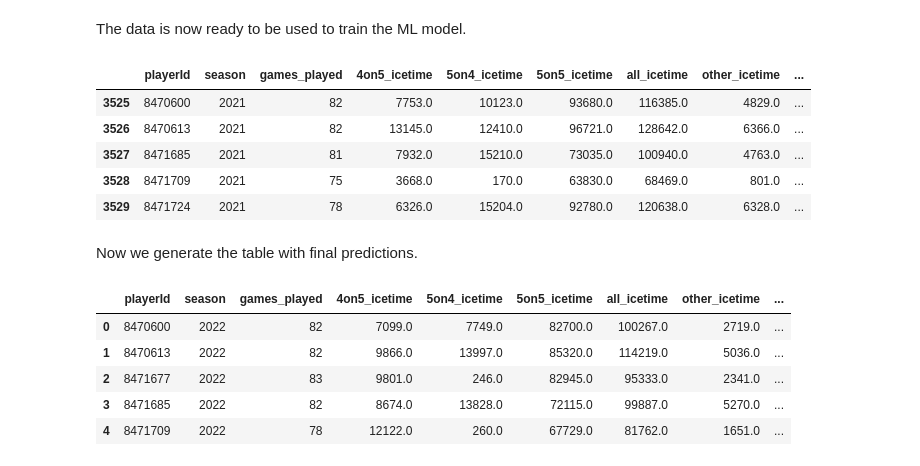
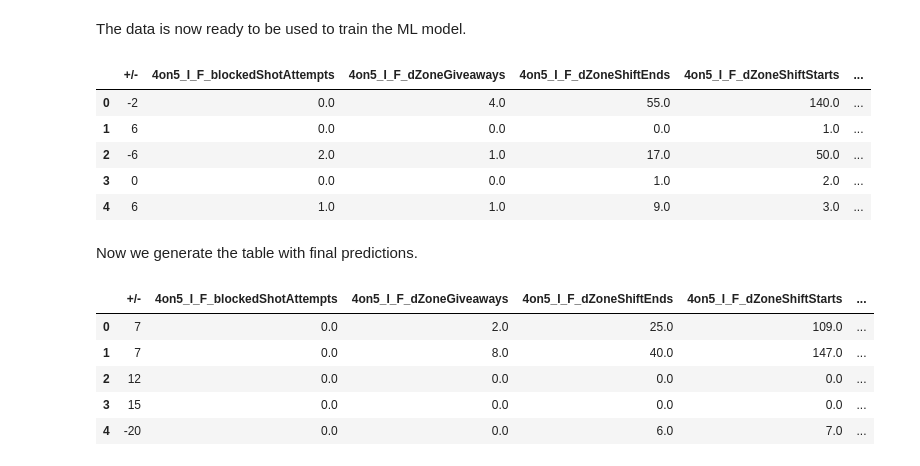
Before and after one commit to chrisberry888/FantasyHockeyAnalyzer, a Jupyter notebook: V2 Fantasy Hockey Analyzer.ipynb, the cells around one changed output. Cells and saved outputs as stored; diff of their text form; code cells hidden in the pictures.

Commit message:
Added all functionality to create the models, and make the predictions/assemble the final prediction table

```diff
--- a/V2 Fantasy Hockey Analyzer.ipynb
+++ b/V2 Fantasy Hockey Analyzer.ipynb
@@ -89,14 +99,14 @@ one_year_X, one_year_y = mx.separate_fantasy_points(ml_data_one_year)
 two_year_X, two_year_y = mx.separate_fantasy_points(ml_data_two_years)
 three_year_X, three_year_y = mx.separate_fantasy_points(ml_data_three_years)
 # %%
-ml_data_three_years[ml_data_three_years['season'] == 2021].head()
+ml_data_one_year.head()
 # %% [output]
-|  | playerId | season | games_played | 4on5_icetime | 5on4_icetime | 5on5_icetime | all_icetime | other_icetime | ... |
-| 3525 | 8470600 | 2021 | 82 | 7753.0 | 10123.0 | 93680.0 | 116385.0 | 4829.0 | ... |
-| 3526 | 8470613 | 2021 | 82 | 13145.0 | 12410.0 | 96721.0 | 128642.0 | 6366.0 | ... |
-| 3527 | 8471685 | 2021 | 81 | 7932.0 | 15210.0 | 73035.0 | 100940.0 | 4763.0 | ... |
-| 3528 | 8471709 | 2021 | 75 | 3668.0 | 170.0 | 63830.0 | 68469.0 | 801.0 | ... |
-| 3529 | 8471724 | 2021 | 78 | 6326.0 | 15204.0 | 92780.0 | 120638.0 | 6328.0 | ... |
+|  | +/- | 4on5_I_F_blockedShotAttempts | 4on5_I_F_dZoneGiveaways | 4on5_I_F_dZoneShiftEnds | 4on5_I_F_dZoneShiftStarts | ... |
+| 0 | -2 | 0.0 | 4.0 | 55.0 | 140.0 | ... |
+| 1 | 6 | 0.0 | 0.0 | 0.0 | 1.0 | ... |
+| 2 | -6 | 2.0 | 1.0 | 17.0 | 50.0 | ... |
+| 3 | 0 | 0.0 | 0.0 | 1.0 | 2.0 | ... |
+| 4 | 6 | 1.0 | 1.0 | 9.0 | 3.0 | ... |
 # %%
 one_year_neural_nets = mx.create_models(
     one_year_X,
@@ -146,11 +156,12 @@ current_one_year_X = mx.get_final_year_data(yearly_player_data, 1)
 current_two_year_X = mx.get_final_year_data(yearly_player_data, 2)
 current_three_year_X = mx.get_final_year_data(yearly_player_data, 3)
 # %%
-current_three_year_X.head()
+
+display(current_one_year_X.head())
 # %% [output]
-|  | playerId | season | games_played | 4on5_icetime | 5on4_icetime | 5on5_icetime | all_icetime | other_icetime | ... |
-| 0 | 8470600 | 2022 | 82 | 7099.0 | 7749.0 | 82700.0 | 100267.0 | 2719.0 | ... |
-| 1 | 8470613 | 2022 | 82 | 9866.0 | 13997.0 | 85320.0 | 114219.0 | 5036.0 | ... |
-| 2 | 8471677 | 2022 | 83 | 9801.0 | 246.0 | 82945.0 | 95333.0 | 2341.0 | ... |
-| 3 | 8471685 | 2022 | 82 | 8674.0 | 13828.0 | 72115.0 | 99887.0 | 5270.0 | ... |
-| 4 | 8471709 | 2022 | 78 | 12122.0 | 260.0 | 67729.0 | 81762.0 | 1651.0 | ... |
+|  | +/- | 4on5_I_F_blockedShotAttempts | 4on5_I_F_dZoneGiveaways | 4on5_I_F_dZoneShiftEnds | 4on5_I_F_dZoneShiftStarts | ... |
+| 0 | 7 | 0.0 | 2.0 | 25.0 | 109.0 | ... |
+| 1 | 7 | 0.0 | 8.0 | 40.0 | 147.0 | ... |
+| 2 | 12 | 0.0 | 0.0 | 0.0 | 0.0 | ... |
+| 3 | 15 | 0.0 | 0.0 | 0.0 | 0.0 | ... |
+| 4 | -20 | 0.0 | 0.0 | 6.0 | 7.0 | ... |
```
Also changed, not shown: parts of 7 cells of this notebook, 2 other files.
